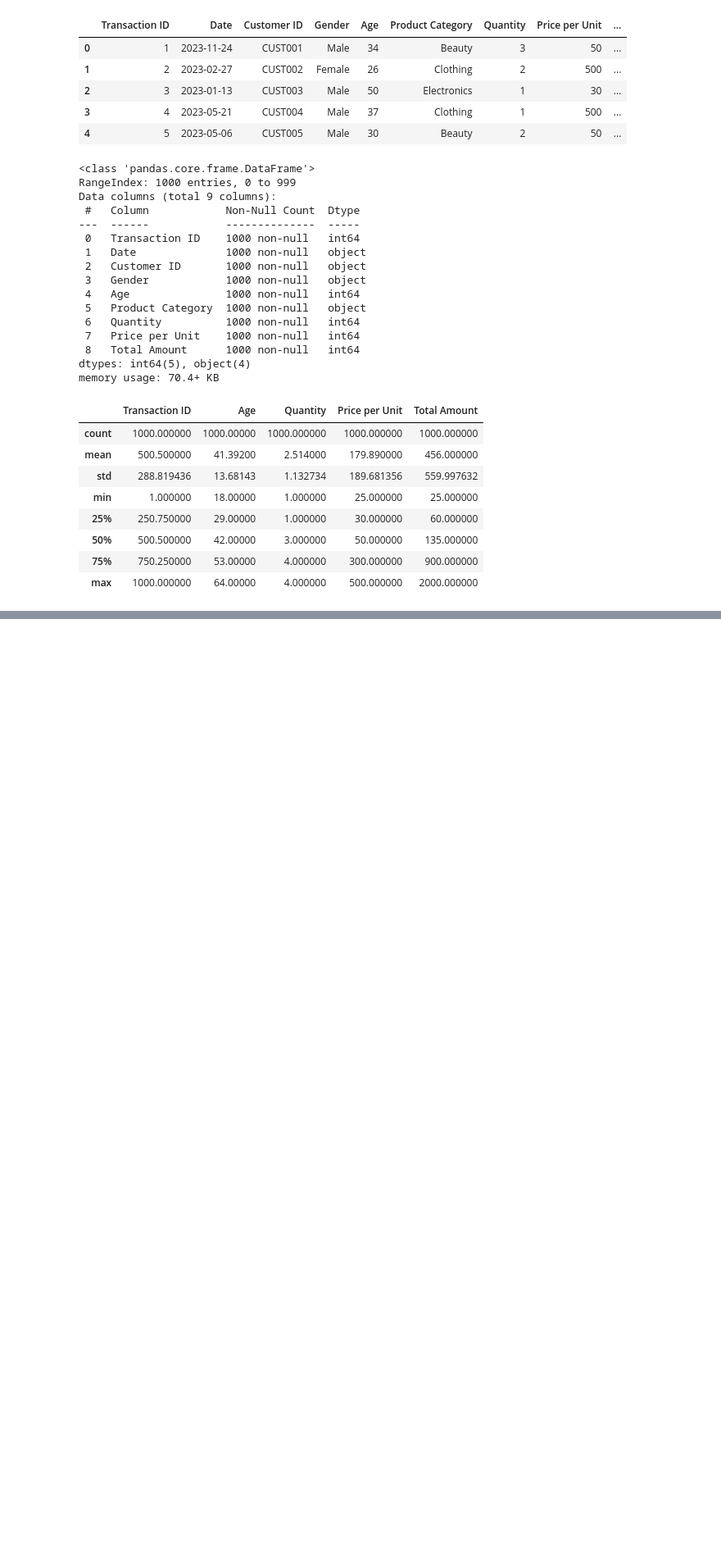
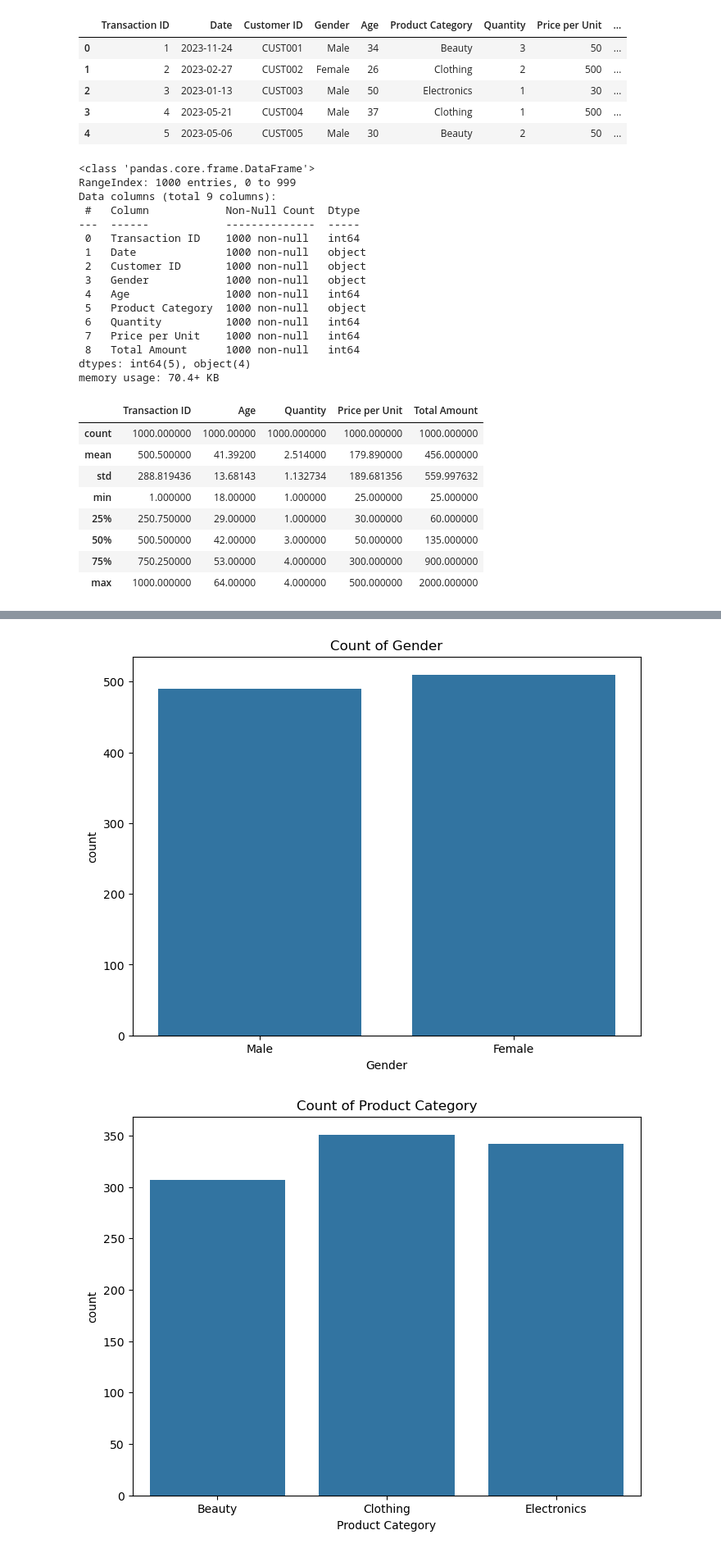
Before and after one commit to AbrahimSA/Retail_Sales, a Jupyter notebook: 1_EDA.ipynb, the cells around one changed output, grey strips where cells are left out. Shown: that part at 82% size. Drawn from its saved outputs; the diff is of its cells as text; code cells hidden in the pictures; blank space fills up the shorter version.

```diff
--- a/1_EDA.ipynb
+++ b/1_EDA.ipynb
@@ -53,0 +91,11 @@ df.describe()
+# %%
+# Distribution of Categorical Variables:
+categorical_cols = ['Gender', 'Product Category']
+for col in categorical_cols:
+    plt.figure(figsize=(8, 6))
+    sns.countplot(x=df[col])
+    plt.title(f'Count of {col}')
+    plt.show()
+# %% [output]
+[figure, added]
+[figure, added]
```
Also changed, not shown: parts of 5 cells of this notebook, 2 other files.
